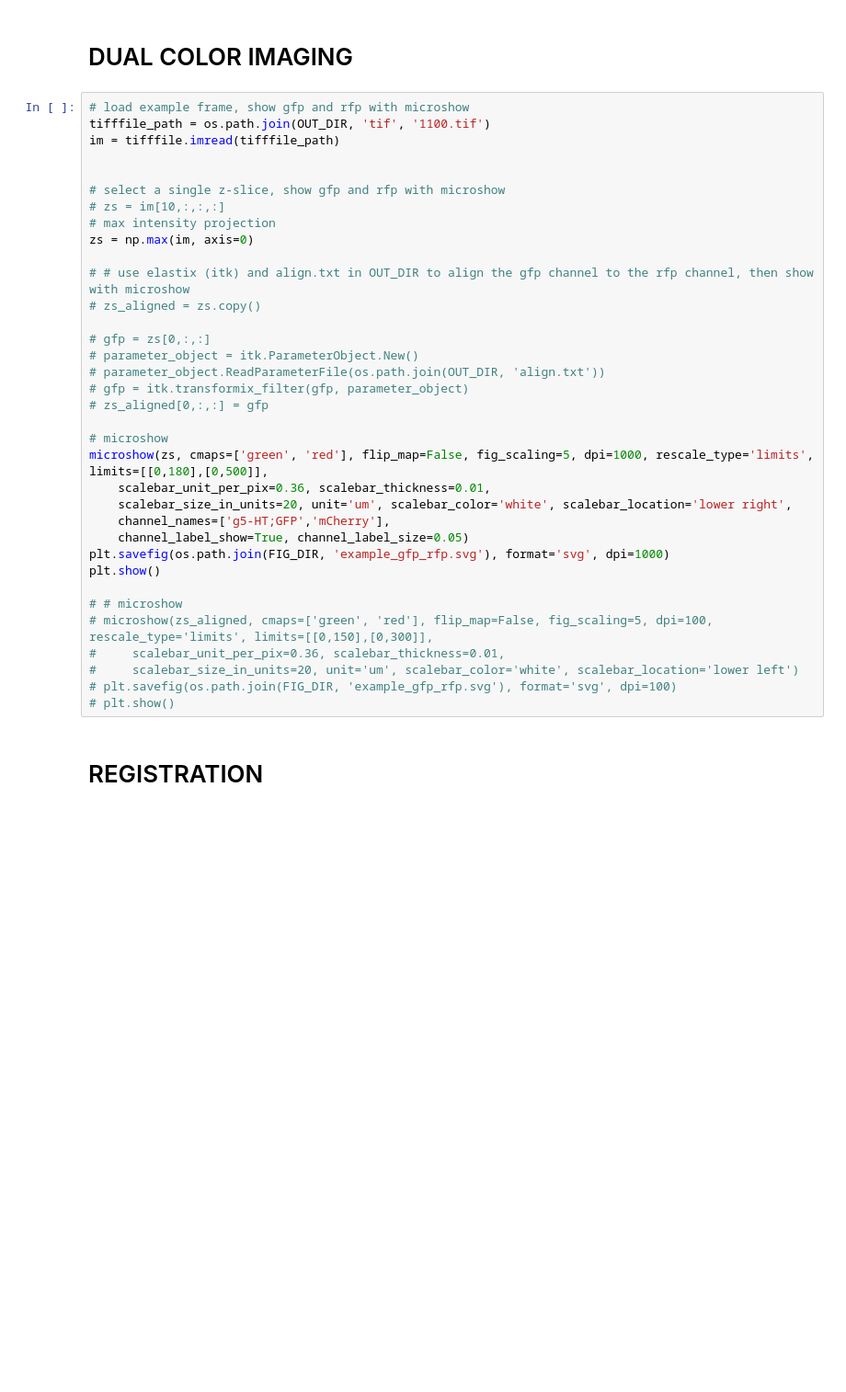
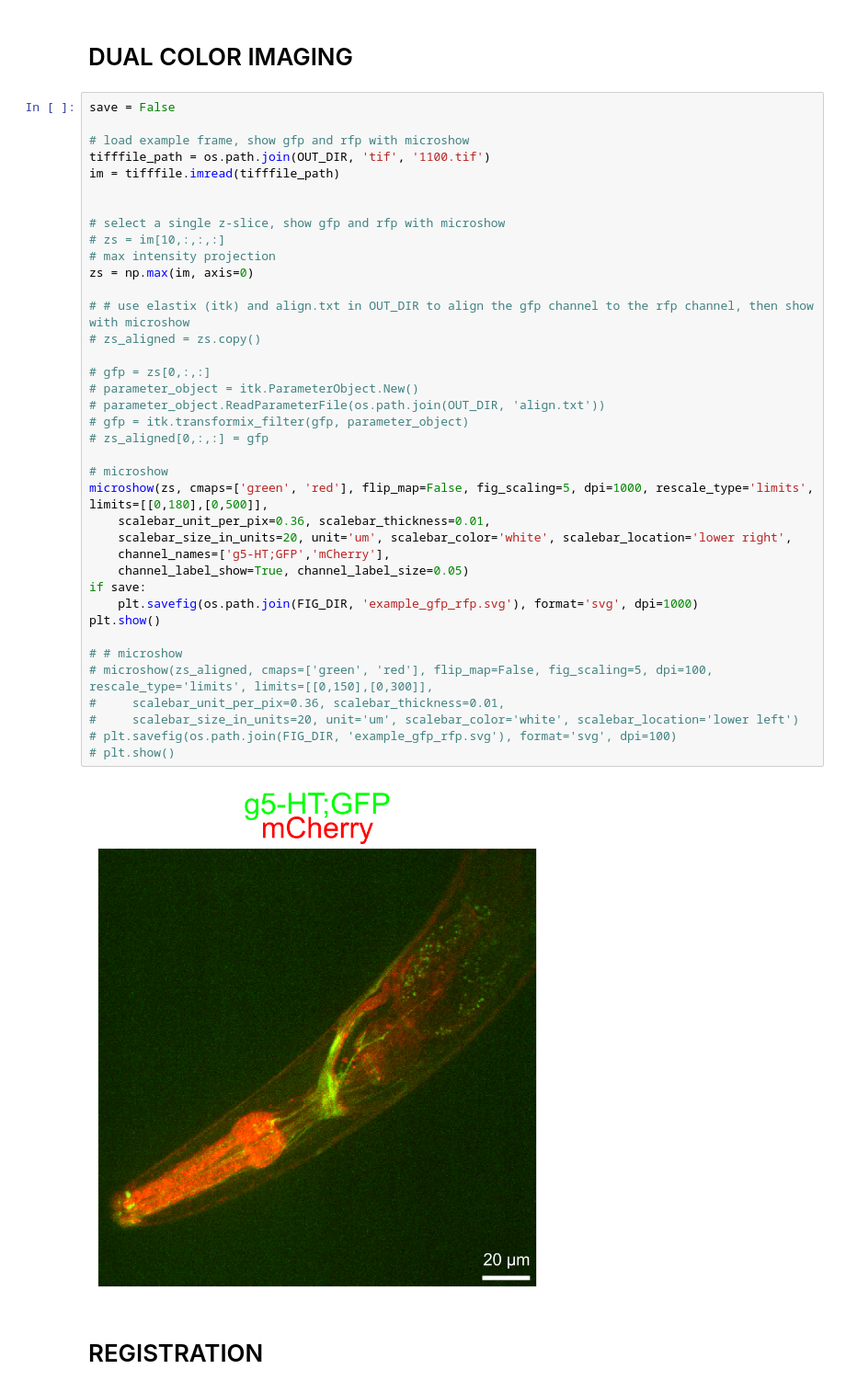
Before and after one commit to MunibH/g5ht-pipeline, a Jupyter notebook: grant_plots.ipynb, the cells around one changed output. Shown at 92% size. Drawn from its saved outputs; the diff is of its cells as text; blank space fills up the shorter version.

```diff
--- a/grant_plots.ipynb
+++ b/grant_plots.ipynb
@@ -186,40 +212,45 @@ plt.show()
 # %% [markdown]
 # DUAL COLOR IMAGING
 # %%
+save = False
+
 # load example frame, show gfp and rfp with microshow
 tifffile_path = os.path.join(OUT_DIR, 'tif', '1100.tif')
 im = tifffile.imread(tifffile_path)
 
 
 # select a single z-slice, show gfp and rfp with microshow
 # zs = im[10,:,:,:]
 # max intensity projection
 zs = np.max(im, axis=0)
 
 # # use elastix (itk) and align.txt in OUT_DIR to align the gfp channel to the rfp channel, then show with microshow
 # zs_aligned = zs.copy()
 
 # gfp = zs[0,:,:]
 # parameter_object = itk.ParameterObject.New()
 # parameter_object.ReadParameterFile(os.path.join(OUT_DIR, 'align.txt'))
 # gfp = itk.transformix_filter(gfp, parameter_object)
 # zs_aligned[0,:,:] = gfp
 
 # microshow
 microshow(zs, cmaps=['green', 'red'], flip_map=False, fig_scaling=5, dpi=1000, rescale_type='limits', limits=[[0,180],[0,500]],
     scalebar_unit_per_pix=0.36, scalebar_thickness=0.01,
     scalebar_size_in_units=20, unit='um', scalebar_color='white', scalebar_location='lower right',
     channel_names=['g5-HT;GFP','mCherry'],
     channel_label_show=True, channel_label_size=0.05)
-plt.savefig(os.path.join(FIG_DIR, 'example_gfp_rfp.svg'), format='svg', dpi=1000)
+if save:
+    plt.savefig(os.path.join(FIG_DIR, 'example_gfp_rfp.svg'), format='svg', dpi=1000)
 plt.show()
 
 # # microshow
 # microshow(zs_aligned, cmaps=['green', 'red'], flip_map=False, fig_scaling=5, dpi=100, rescale_type='limits', limits=[[0,150],[0,300]],
 #     scalebar_unit_per_pix=0.36, scalebar_thickness=0.01,
 #     scalebar_size_in_units=20, unit='um', scalebar_color='white', scalebar_location='lower left')
 # plt.savefig(os.path.join(FIG_DIR, 'example_gfp_rfp.svg'), format='svg', dpi=100)
 # plt.show()
+# %% [output]
+[figure, added]
 # %% [markdown]
 # REGISTRATION
 # %%
```
Also changed, not shown: parts of 7 cells of this notebook, 3 other files.
